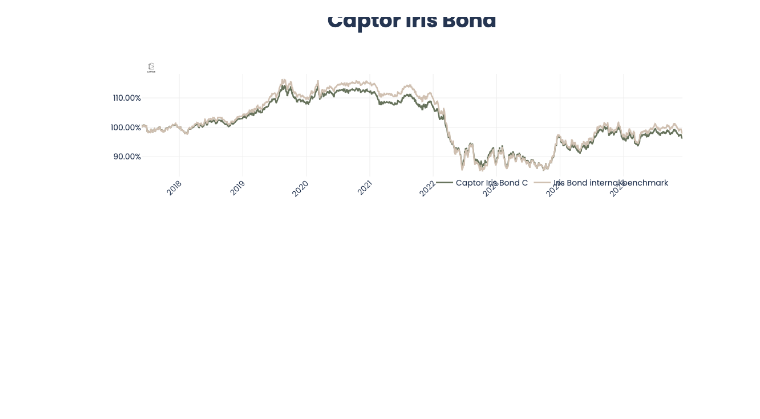
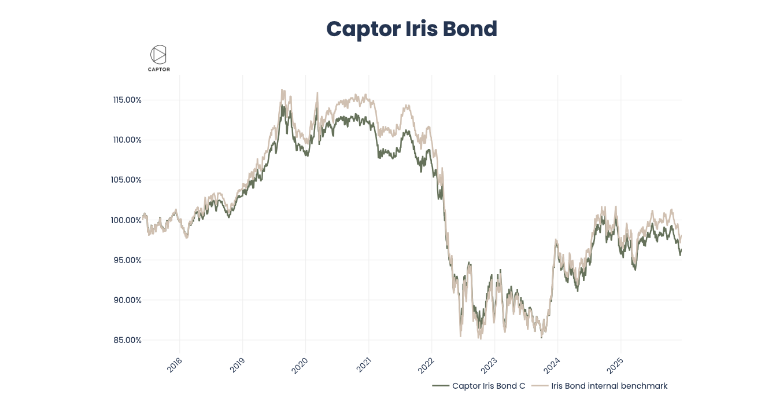
Before and after one commit to CaptorAB/py-utils, a Jupyter notebook: notebook_example.ipynb, the cells around one changed output. Cells and saved outputs as stored; diff of their text form; code cells hidden in the pictures; blank space fills up the shorter version.

```diff
--- a/notebook_example.ipynb
+++ b/notebook_example.ipynb
@@ -115,8 +118,9 @@ _ = myseries.to_cumret()
 # %%
 figure, _ = myseries.plot_series(
     tick_fmt=".2%", output_type="div", title="Captor Iris Bond"
 )
+figure.update_layout(width=1100, height=650)
 figure.show(config=figdict["config"])
 # %% [output]
-[figure, old version]
+[figure, new version]
 # %%
```
Also changed, not shown: parts of 3 cells of this notebook, 3 other files.
